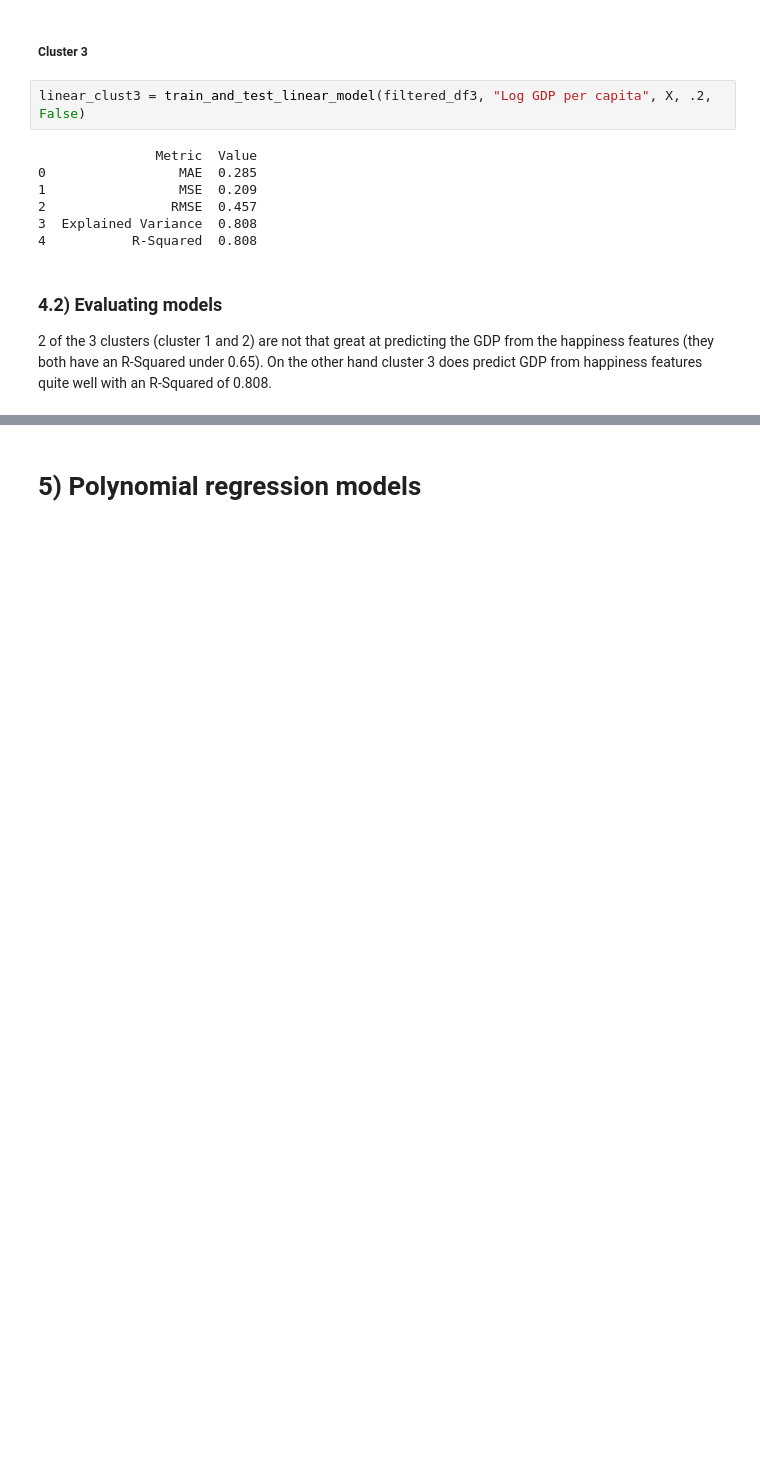
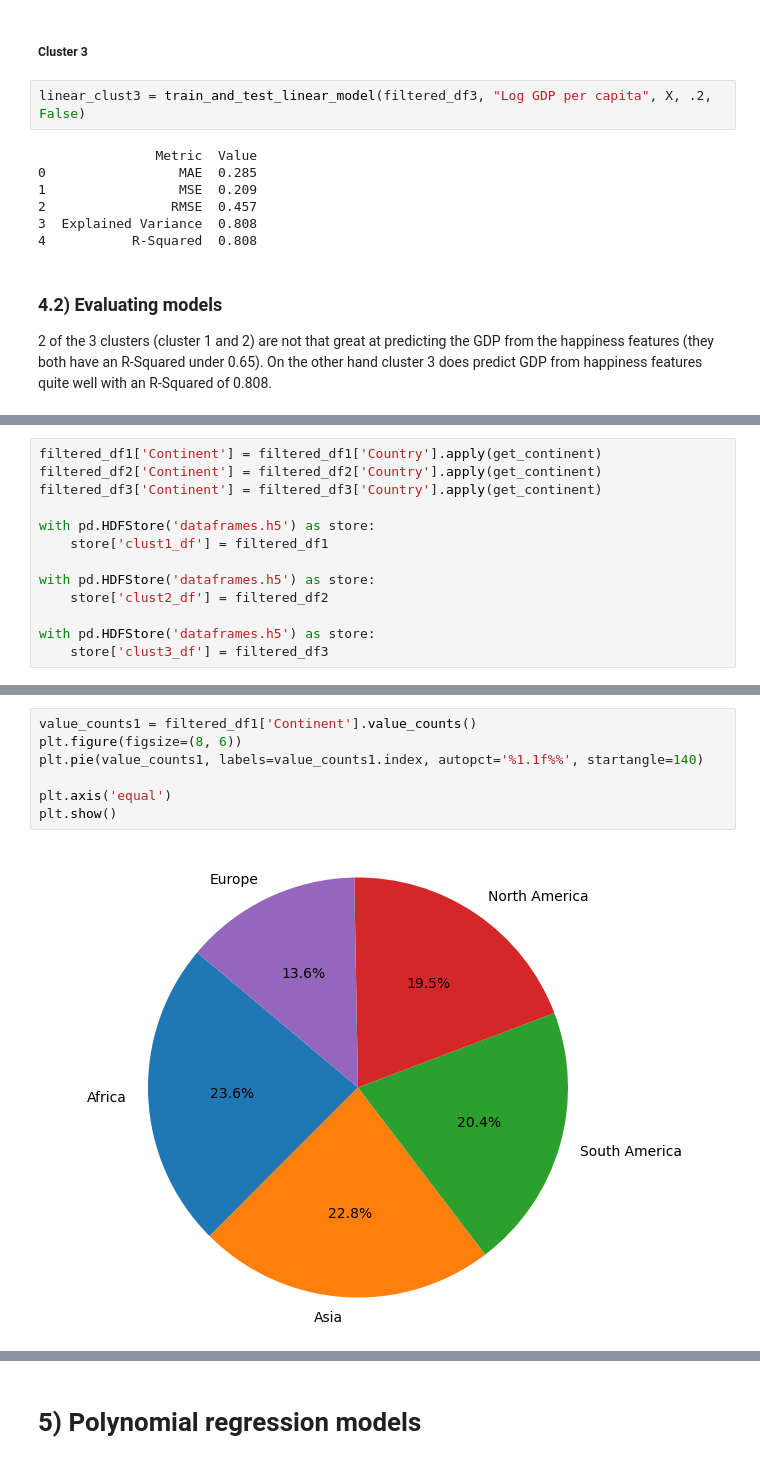
Before and after one commit to TRossen89/BI_Exam, a Jupyter notebook: happiness_data.ipynb, the cells around one changed output, grey strips where cells are left out. Drawn from its saved outputs; the diff is of its cells as text; blank space fills up the shorter version.

```diff
--- a/happiness_data.ipynb
+++ b/happiness_data.ipynb
@@ -771,0 +785,13 @@ linear_clust3 = train_and_test_linear_model(filtered_df3, "Log GDP per capita",
+# %%
+filtered_df1['Continent'] = filtered_df1['Country'].apply(get_continent)
+filtered_df2['Continent'] = filtered_df2['Country'].apply(get_continent)
+filtered_df3['Continent'] = filtered_df3['Country'].apply(get_continent)
+
+with pd.HDFStore('dataframes.h5') as store:
+    store['clust1_df'] = filtered_df1
+
+with pd.HDFStore('dataframes.h5') as store:
+    store['clust2_df'] = filtered_df2
+
+with pd.HDFStore('dataframes.h5') as store:
+    store['clust3_df'] = filtered_df3
@@ -771,0 +818,9 @@ linear_clust3 = train_and_test_linear_model(filtered_df3, "Log GDP per capita",
+# %%
+value_counts1 = filtered_df1['Continent'].value_counts()
+plt.figure(figsize=(8, 6))
+plt.pie(value_counts1, labels=value_counts1.index, autopct='%1.1f%%', startangle=140)
+
+plt.axis('equal')
+plt.show()
+# %% [output]
+[figure, added]
```
Also changed, not shown: parts of 15 cells of this notebook, 8 other files.
